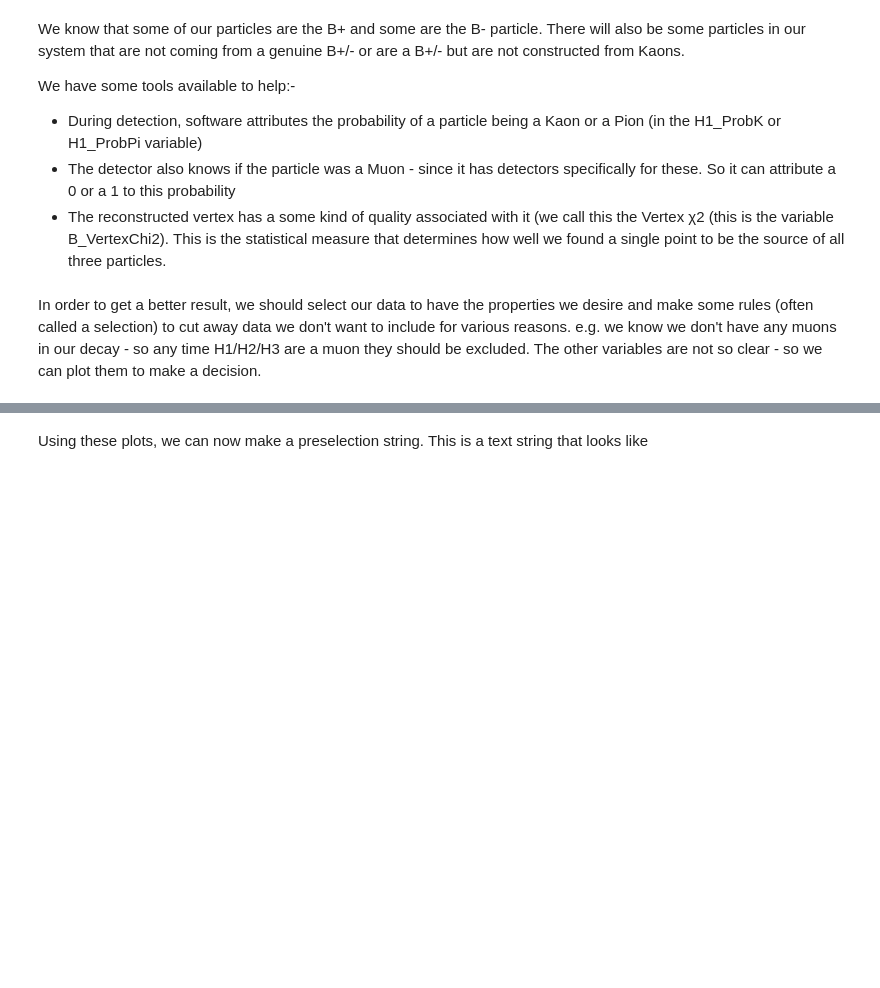
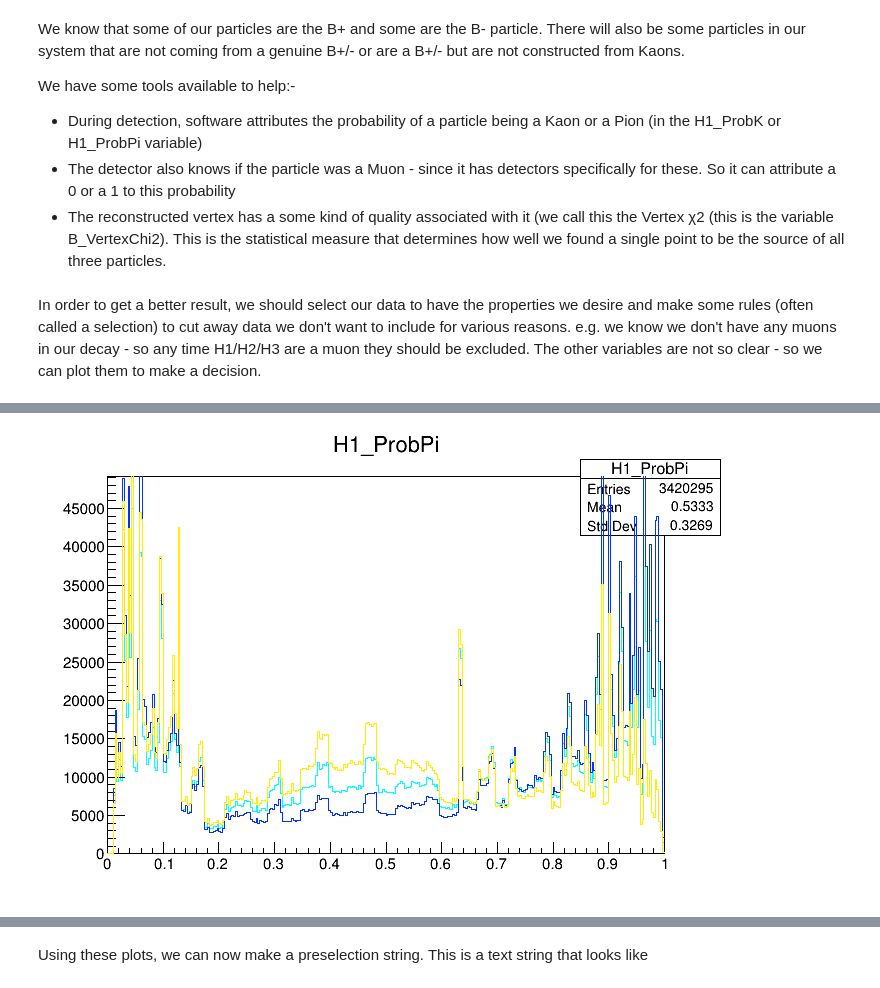
Before and after one commit to margheritawar/PRA3024, a Jupyter notebook: LHCb_2023.ipynb, the cells around one changed output, grey strips where cells are left out. Saved outputs shown, nothing was run; the diff lists cells and outputs as text; code cells hidden in the pictures; blank space fills up the shorter version.

```diff
--- a/LHCb_2023.ipynb
+++ b/LHCb_2023.ipynb
@@ -261,0 +296,37 @@ In order to get a better result, we should select our data to have the propertie
+# %%
+#Make plots of H1_ProbPi on one plot
+histName = "H1_ProbPi"
+histTitle = "Probability H1 Pion"
+from_x = "0"
+to_x = "1"
+
+histogram1 = ROOT.TH1F(histName,histTitle,int(bins),int(from_x),int(to_x))
+tree.Draw("H1_ProbPi"+">>"+histName+"("+bins+", " +from_x+", "+to_x+")")
+histogram1 = ROOT.gDirectory.Get(histName)
+
+#H2_ProbPi
+histName = "H2_ProbPi"
+histTitle = "Probability H2 Pion"
+
+histogram2 = ROOT.TH1F(histName,histTitle,int(bins),int(from_x),int(to_x))
+tree.Draw("H2_ProbPi"+">>"+histName+"("+bins+", " +from_x+", "+to_x+")")
+histogram2 = ROOT.gDirectory.Get(histName)
+
+#H3_ProbePi
+histName = "H3_ProbK"
+histTitle = "Probability H3 Pion"
+
+histogram3 = ROOT.TH1F(histName,histTitle,int(bins),int(from_x),int(to_x))
+tree.Draw("H3_ProbPi"+">>"+histName+"("+bins+", " +from_x+", "+to_x+")")
+histogram3 = ROOT.gDirectory.Get(histName)
+
+#plotting with different colors
+histogram1.SetLineColor(7)
+histogram2.SetLineColor(860)
+histogram3.SetLineColor(90)
+histogram1.Draw()
+histogram2.Draw('same')
+histogram3.Draw('same')
+canvas.Update()
+canvas.Draw()
+# %% [output]
@@ -261,0 +334 @@ In order to get a better result, we should select our data to have the propertie
+[figure, added]
```
Also changed, not shown: parts of 10 cells of this notebook.
